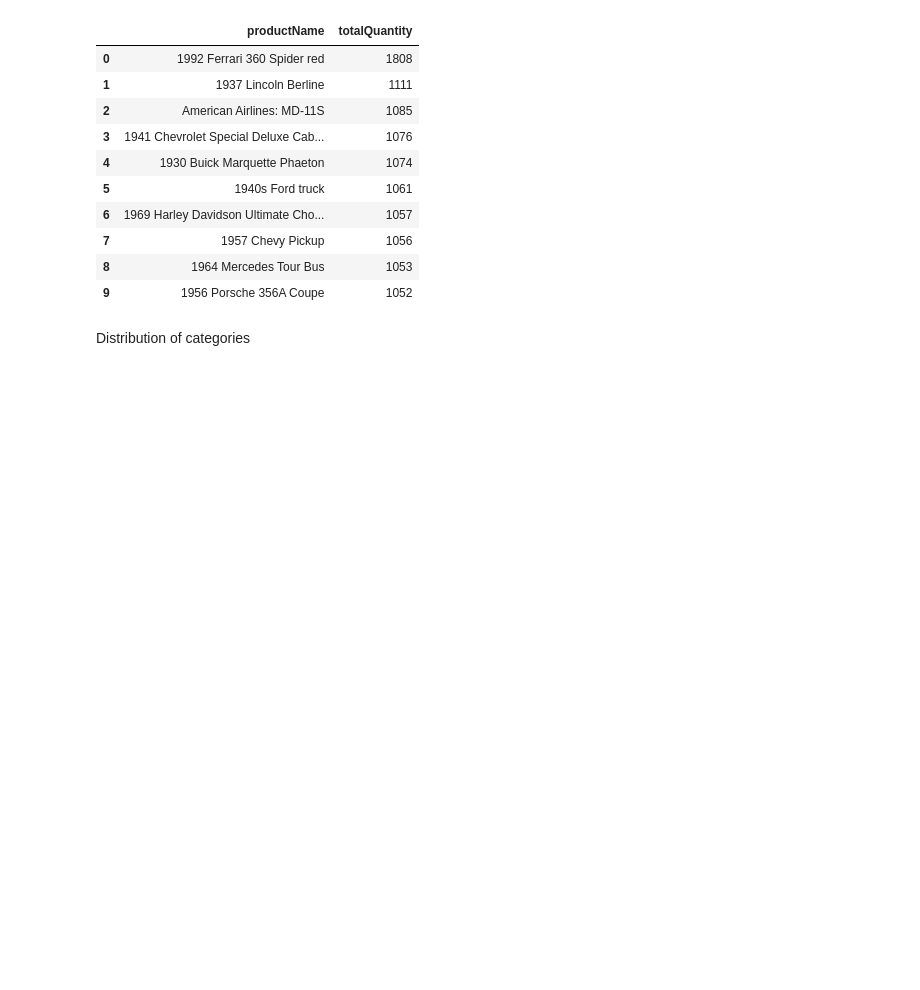
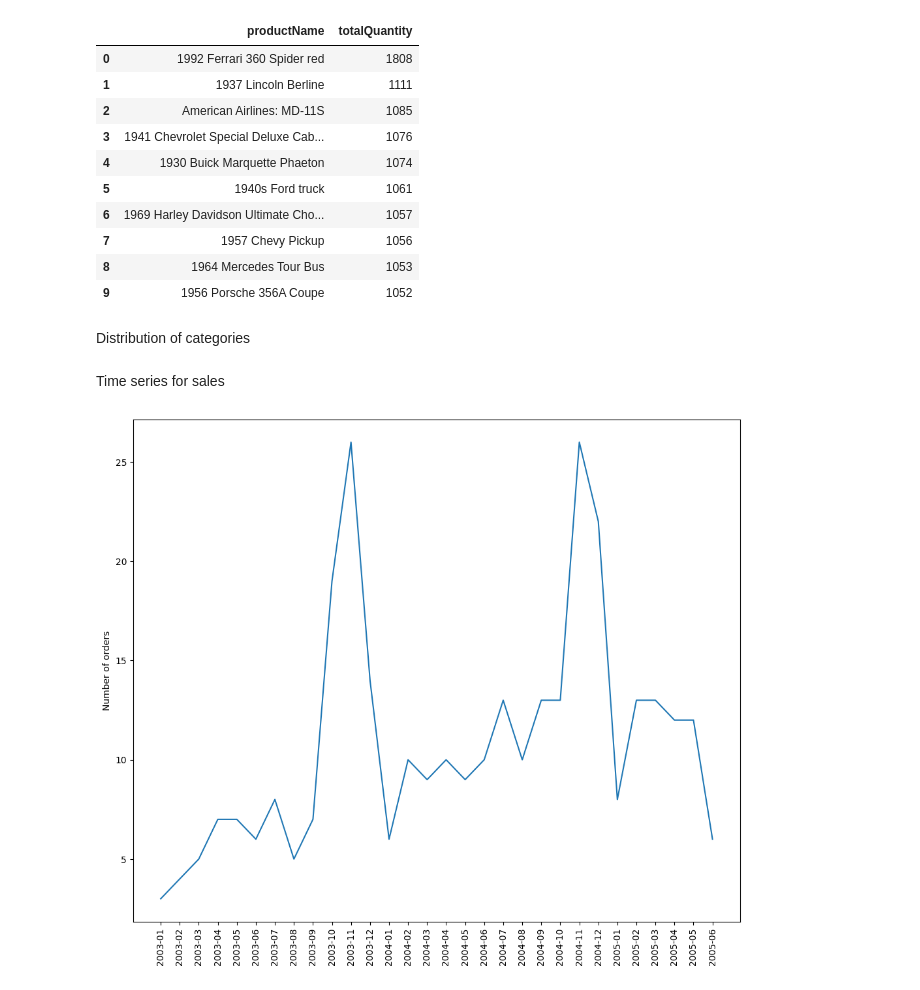
Before and after one commit to OgrodowskiJedrzej/Sales-Analysis, a Jupyter notebook: main.ipynb, the cells around one changed output. Drawn from its saved outputs; the diff is of its cells as text; code cells hidden in the pictures; blank space fills up the shorter version.

Commit message:
Added compare years module

```diff
--- a/main.ipynb
+++ b/main.ipynb
@@ -111,3 +113,25 @@ bestSellingProducts.head(n=10)
 | 9 | 1956 Porsche 356A Coupe | 1052 |
 # %% [markdown]
 Distribution of categories
+# %% [markdown]
+Time series for sales
+# %%
+# We get date in format Year - Month
+salesInTime = pd.read_sql(
+    """
+    SELECT
+        COUNT(orderNumber) AS orderCount,
+        DATE_FORMAT(requiredDate, '%Y-%m') AS date
+    FROM orders
+    GROUP BY date
+    ORDER BY date
+    """, connector)
+
+# Visualisation of sales in time
+vis1 = plt.figure(figsize=(12,10))
+vis1 = sns.lineplot(x=salesInTime["date"], y=salesInTime["orderCount"])
+vis1 = plt.xticks(rotation=90)
+vis1 = plt.xlabel("")
+vis1 = plt.ylabel("Number of orders")
+# %% [output]
+[figure, added]
```
Also changed, not shown: parts of 1 cell of this notebook, 1 other file.
